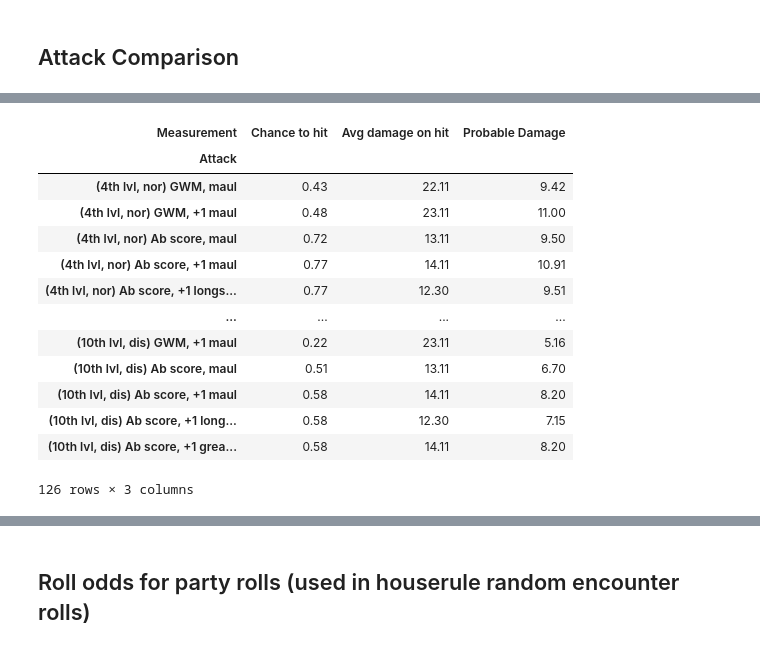
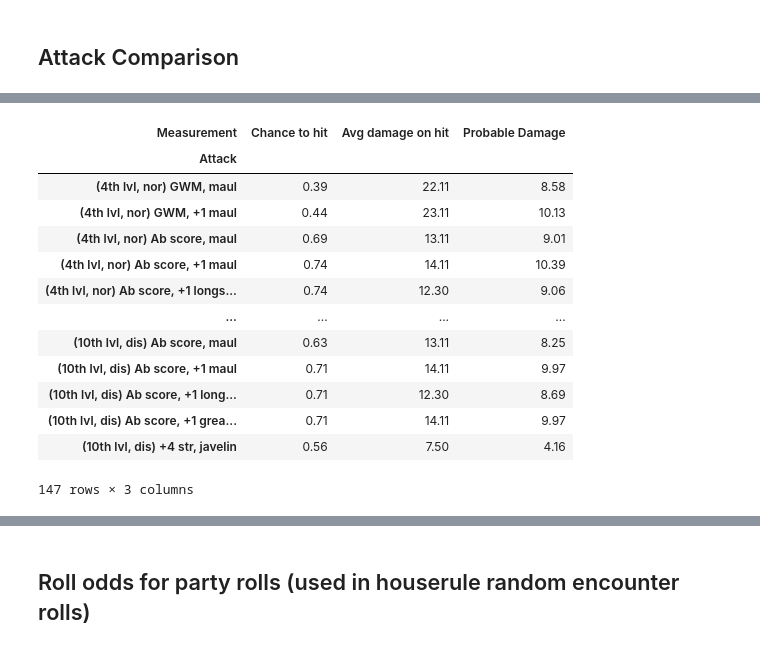
Before and after one commit to dyoung418/dnd_stats, a Jupyter notebook: dnd_dice_calcs.ipynb, the cells around one changed output, grey strips where cells are left out. Drawn from its saved outputs; the diff is of its cells as text; code cells hidden in the pictures.

Commit message:
added in proficient flag

```diff
--- a/dnd_dice_calcs.ipynb
+++ b/dnd_dice_calcs.ipynb
@@ -470,3 +476,13 @@ disadvantage: Attack modifier 4 = 30% chance to hit
 disadvantage: Attack modifier 5 = 36% chance to hit
 disadvantage: Attack modifier 6 = 42% chance to hit
 10.0
+# %%
+print('model different avg damage when some damage results are re-rolled (once)')
+pc_level = 6
+for rr_list in [[],[1],[1,2],[1,2,3],[1,2,3,4],[1,2,3,4,5],[1,2,3,4,5,6]]:
+    print("Level {} PC, +5 to hit, 2d6+3 damage reroll {}= {:0.4} avg damage".format(pc_level,rr_list,probable_damage(mod=5,
+                                                pc_lvl=pc_level,
+                                                dmg_die=6,
+                                                dmg_n=2,
+                                                dmg_adder=3,
+                                                dmg_reroll_nums=rr_list)))
@@ -473,9 +498,9 @@ disadvantage: Attack modifier 6 = 42% chance to hit
 # %%
 for rr_list in [[],[1],[1,2],[1,2,3],[1,2,3,4],[1,2,3,4,5],[1,2,3,4,5,6]]:
-    print("Level 3 PC, +5 to hit, 2d6+3 damage reroll {}= {:0.4} avg damage".format(rr_list,probable_damage(mod=5,
-                                                pc_lvl=3,
-                                                dmg_die=6,
-                                                dmg_n=2,
-                                                dmg_adder=3,
+    print("Level {} PC, +6 to hit, 1d10+4 damage reroll {}= {:0.4} avg damage".format(pc_level, rr_list,probable_damage(mod=6,
+                                                pc_lvl=pc_level,
+                                                dmg_die=10,
+                                                dmg_n=1,
+                                                dmg_adder=4,
                                                 dmg_reroll_nums=rr_list)))
 # %% [output]
@@ -489,8 +513,0 @@ Level 3 PC, +5 to hit, 2d6+3 damage reroll [1, 2, 3, 4, 5, 6]= 6.295 avg damage
-# %%
-for rr_list in [[],[1],[1,2],[1,2,3],[1,2,3,4],[1,2,3,4,5],[1,2,3,4,5,6]]:
-    print("Level 3 PC, +6 to hit, 1d10+4 damage reroll {}= {:0.4} avg damage".format(rr_list,probable_damage(mod=6,
-                                                pc_lvl=3,
-                                                dmg_die=10,
-                                                dmg_n=1,
-                                                dmg_adder=4,
-                                                dmg_reroll_nums=rr_list)))
@@ -667,9 +676,9 @@ def compare_attacks(attacks,
     attacks: a list of dictionaries
                 each dictionary which must have 'dmg_die', 'dmg_n',
                 and then one of two combinations:
-                    'mod' and 'dmg_adder'
+                    'mod' and 'dmg_adder' (in this case, pc_level and proficiency is ignored and assumed included in 'mod')
                     or
-                    'abil_mod' and 'other_atk_mod' and 'other_dmg_mod'
+                    'abil_mod' and 'other_atk_mod' and 'other_dmg_mod' and (optionally) 'proficient'
                 Optional is 'dmg_reroll_nums'.
                 If the dictionary has the optional key 'label', this will be used to
                 describe the attack.
@@ -695,7 +704,10 @@ def compare_attacks(attacks,
         table_title = f"({pc_lvl}{ord_ending[pc_lvl-1]} lvl, {adv})"
         for atk in attacks:
             if 'abil_mod' in atk:
-                mod = total_atk_mod(pc_lvl=pc_lvl, abil_mod=atk['abil_mod'], other_atk_mod=atk['other_atk_mod'])
+                if 'proficient' in atk:
+                    mod = total_atk_mod(pc_lvl=pc_lvl, abil_mod=atk['abil_mod'], other_atk_mod=atk['other_atk_mod'], proficient=atk['proficient'])
+                else:
+                    mod = total_atk_mod(pc_lvl=pc_lvl, abil_mod=atk['abil_mod'], other_atk_mod=atk['other_atk_mod'])
                 dmg_adder = total_dmg_mod(abil_mod=atk['abil_mod'], other_dmg_mod=atk['other_dmg_mod'])
             else:
                 mod = atk['mod']
@@ -773,4 +785,5 @@ compare_attacks([{'mod':6,'dmg_die':6,'dmg_n':2,'dmg_adder':4, 'dmg_reroll_nums'
 # %%
+print('should I take an ability score improvement or the GWM feat')
 compare_attacks([
                 {'abil_mod':4, 'other_atk_mod':-5, 'other_dmg_mod':10, 'dmg_die':6,'dmg_n':2, 'dmg_reroll_nums':[1,2], 'label':'GWM, maul'},
                 {'abil_mod':4, 'other_atk_mod':1-5, 'other_dmg_mod':1+10, 'dmg_die':6,'dmg_n':2, 'dmg_reroll_nums':[1,2], 'label':'GWM, +1 maul'},
@@ -778,6 +791,7 @@ compare_attacks([
                 {'abil_mod':5, 'other_atk_mod':1, 'other_dmg_mod':1, 'dmg_die':6,'dmg_n':2, 'dmg_reroll_nums':[1,2], 'label':'Ab score, +1 maul'},
                 {'abil_mod':5, 'other_atk_mod':1, 'other_dmg_mod':1, 'dmg_die':10,'dmg_n':1, 'dmg_reroll_nums':[1,2], 'label':'Ab score, +1 longsword'},
                 {'abil_mod':5, 'other_atk_mod':1, 'other_dmg_mod':1, 'dmg_die':6,'dmg_n':2, 'dmg_reroll_nums':[1,2], 'label':'Ab score, +1 greatsword'},
+                {'abil_mod':4, 'other_atk_mod':0, 'other_dmg_mod':0, 'dmg_die':6,'dmg_n':1, 'dmg_reroll_nums':[], 'label':'+4 str, javelin'},
                 ],
                 pc_lvls=[4,5,6,7,8,9,10])
 # %% [output]
@@ -801,14 +815,14 @@ compare_attacks([
 | Measurement | Chance to hit | Avg damage on hit | Probable Damage |
 | Attack |  |  |  |
-| (4th lvl, nor) GWM, maul | 0.43 | 22.11 | 9.42 |
-| (4th lvl, nor) GWM, +1 maul | 0.48 | 23.11 | 11.00 |
-| (4th lvl, nor) Ab score, maul | 0.72 | 13.11 | 9.50 |
-| (4th lvl, nor) Ab score, +1 maul | 0.77 | 14.11 | 10.91 |
-| (4th lvl, nor) Ab score, +1 longs... | 0.77 | 12.30 | 9.51 |
+| (4th lvl, nor) GWM, maul | 0.39 | 22.11 | 8.58 |
+| (4th lvl, nor) GWM, +1 maul | 0.44 | 23.11 | 10.13 |
+| (4th lvl, nor) Ab score, maul | 0.69 | 13.11 | 9.01 |
+| (4th lvl, nor) Ab score, +1 maul | 0.74 | 14.11 | 10.39 |
+| (4th lvl, nor) Ab score, +1 longs... | 0.74 | 12.30 | 9.06 |
 | ... | ... | ... | ... |
-| (10th lvl, dis) GWM, +1 maul | 0.22 | 23.11 | 5.16 |
-| (10th lvl, dis) Ab score, maul | 0.51 | 13.11 | 6.70 |
-| (10th lvl, dis) Ab score, +1 maul | 0.58 | 14.11 | 8.20 |
-| (10th lvl, dis) Ab score, +1 long... | 0.58 | 12.30 | 7.15 |
-| (10th lvl, dis) Ab score, +1 grea... | 0.58 | 14.11 | 8.20 |
+| (10th lvl, dis) Ab score, maul | 0.63 | 13.11 | 8.25 |
+| (10th lvl, dis) Ab score, +1 maul | 0.71 | 14.11 | 9.97 |
+| (10th lvl, dis) Ab score, +1 long... | 0.71 | 12.30 | 8.69 |
+| (10th lvl, dis) Ab score, +1 grea... | 0.71 | 14.11 | 9.97 |
+| (10th lvl, dis) +4 str, javelin | 0.56 | 7.50 | 4.16 |
-126 rows × 3 columns
+147 rows × 3 columns
```
Also changed, not shown: parts of 9 cells of this notebook.
